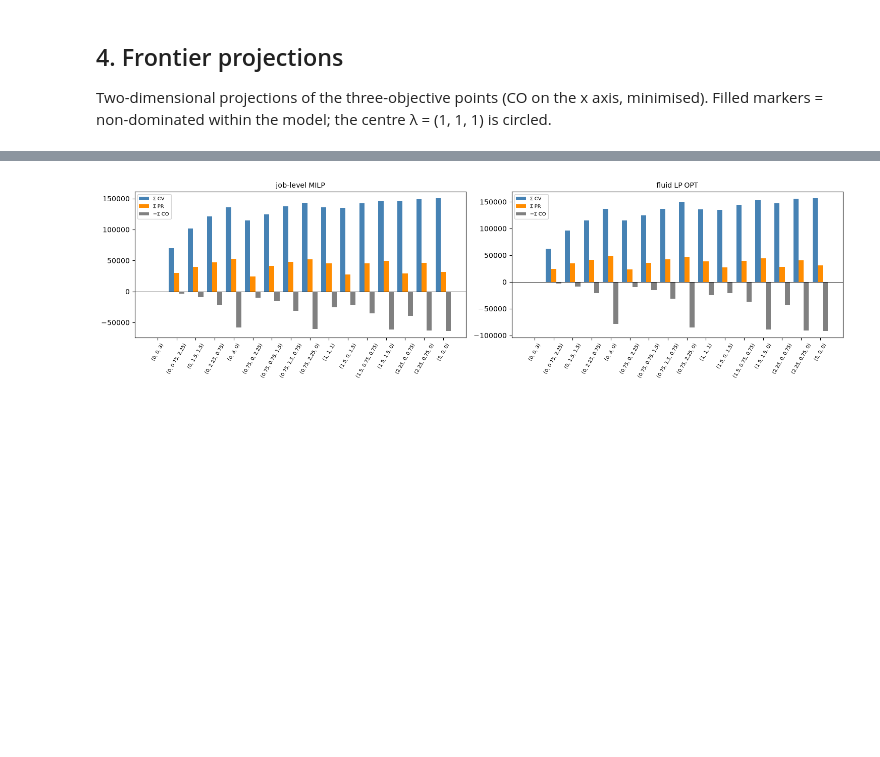
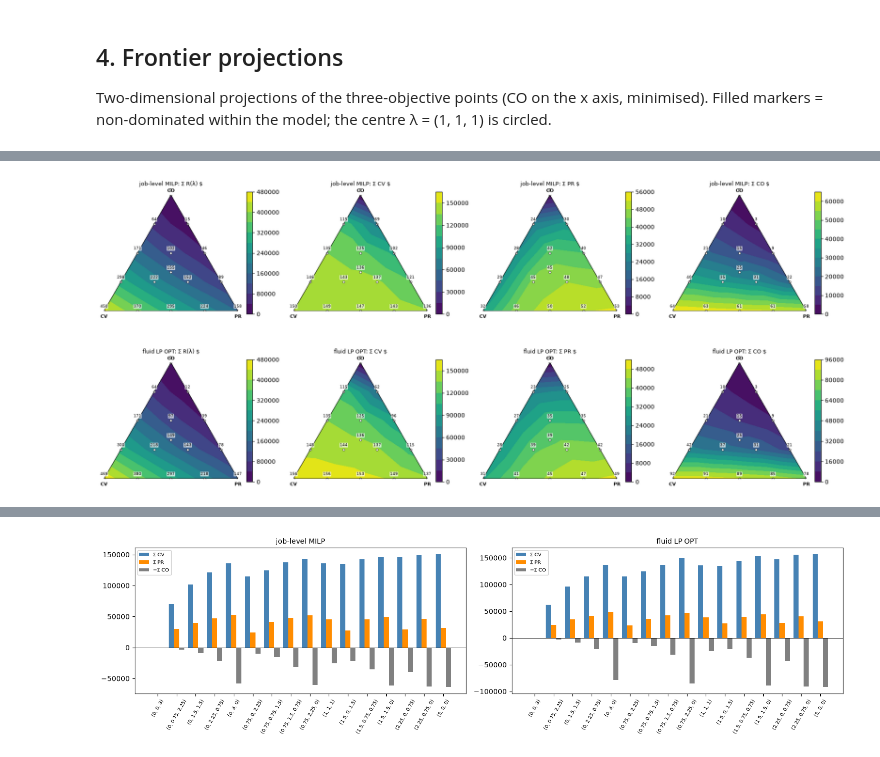
Before and after one commit to dangolofrancesco/dlent_rt, a Jupyter notebook: notebooks/04_pareto_lambda.ipynb, the cells around one changed output, grey strips where cells are left out. Drawn from its saved outputs; the diff is of its cells as text; code cells hidden in the pictures; blank space fills up the shorter version.

```diff
--- a/notebooks/04_pareto_lambda.ipynb
+++ b/notebooks/04_pareto_lambda.ipynb
@@ -252,0 +287,28 @@ plt.tight_layout(); savefig(fig, "pareto_projections"); plt.show()
+# %%
+def bary(l1, l2, l3):
+    w = np.column_stack([l1, l2, l3]) / 3.0
+    return w[:, 1] + w[:, 2] / 2, w[:, 2] * np.sqrt(3) / 2
+
+QTY = [("scalarised", "Σ R(λ) $"), ("sum_CV", "Σ CV $"), ("sum_PR", "Σ PR $"), ("sum_CO", "Σ CO $")]
+fig, axes = plt.subplots(2, 4, figsize=(18, 8.4))
+for row_ax, m in zip(axes, ["job-level MILP", "fluid LP OPT"]):
+    g = RES[(RES.model == m) & RES.on_grid]
+    x, y = bary(g.l1.to_numpy(), g.l2.to_numpy(), g.l3.to_numpy())
+    tri = mtri.Triangulation(x, y)
+    for ax, (qc, ql) in zip(row_ax, QTY):
+        z = g[qc].to_numpy()
+        cs = ax.tricontourf(tri, z, levels=14, cmap="viridis")
+        ax.scatter(x, y, c="w", s=14, edgecolors="k", lw=0.5)
+        for xi, yi, zi in zip(x, y, z):
+            ax.annotate(f"{zi / 1e3:.0f}", (xi, yi), textcoords="offset points", xytext=(0, 6), ha="center",
+                        fontsize=6.5, color="k", bbox=dict(boxstyle="round,pad=0.1", fc="w", ec="none", alpha=0.7))
+        ax.plot([0, 1, 0.5, 0], [0, 0, np.sqrt(3) / 2, 0], "k-", lw=0.8)
+        for (vx, vy, t) in ((0, 0, "CV"), (1, 0, "PR"), (0.5, np.sqrt(3) / 2, "CO")):
+            ax.annotate(t, (vx, vy), textcoords="offset points", xytext=(0, -12 if vy == 0 else 5), ha="center",
+                        fontsize=8, weight="bold")
+        ax.set_aspect("equal"); ax.axis("off")
+        ax.set_title(f"{m}: {ql}", fontsize=9, pad=16)
+        fig.colorbar(cs, ax=ax, shrink=0.7)
+plt.tight_layout(); savefig(fig, "simplex_heatmaps"); plt.show()
+# %% [output]
+[figure, added]
```
Also changed, not shown: parts of 28 cells of this notebook, 10 other files.
